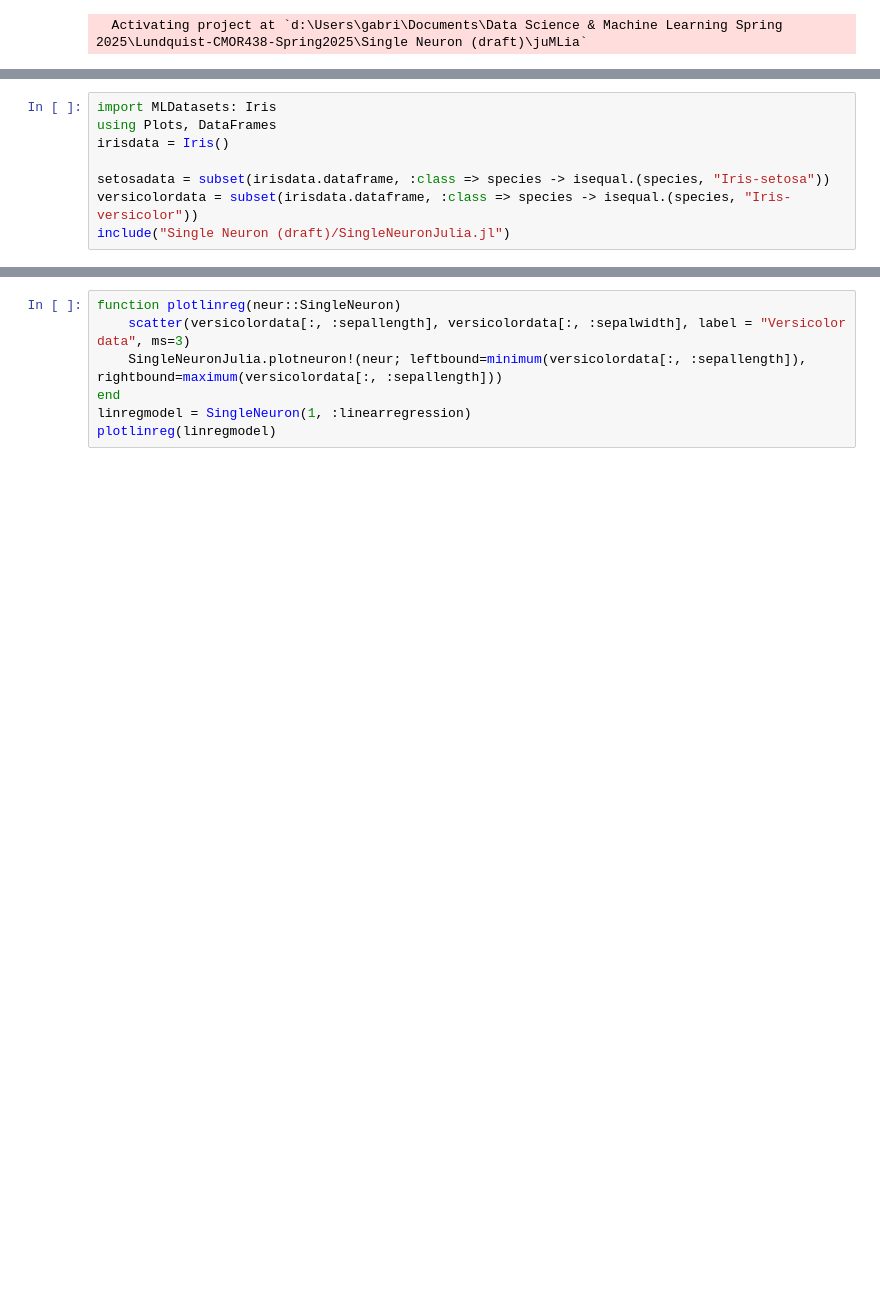
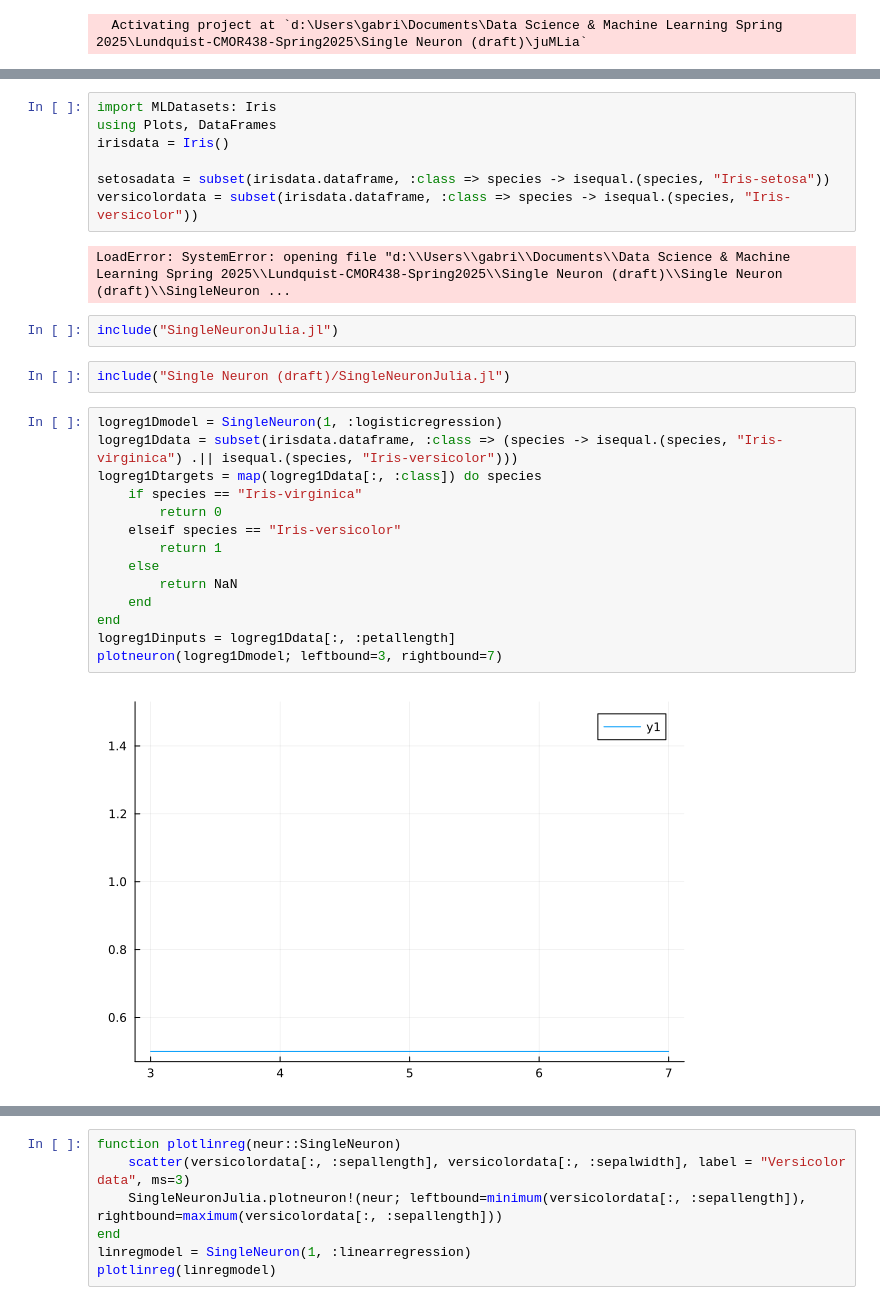
Before and after one commit to gml7/Lundquist-CMOR438-Spring2025, a Jupyter notebook: Single Neuron (draft)/JuliaTesting.ipynb, the cells around one changed output, grey strips where cells are left out. Cells and saved outputs as stored; diff of their text form; blank space fills up the shorter version.

```diff
--- a/Single Neuron (draft)/JuliaTesting.ipynb
+++ b/Single Neuron (draft)/JuliaTesting.ipynb
@@ -24,4 +16,25 @@ irisdata = Iris()
 
 setosadata = subset(irisdata.dataframe, :class => species -> isequal.(species, "Iris-setosa"))
 versicolordata = subset(irisdata.dataframe, :class => species -> isequal.(species, "Iris-versicolor"))
-include("Single Neuron (draft)/SingleNeuronJulia.jl")
+# %% [output]
+LoadError: SystemError: opening file "d:\\Users\\gabri\\Documents\\Data Science & Machine Learning Spring 2025\\Lundquist-CMOR438-Spring2025\\Single Neuron (draft)\\Single Neuron (draft)\\SingleNeuron ...
+# %%
+include("SingleNeuronJulia.jl")
+# %%
+include("Single Neuron (draft)/SingleNeuronJulia.jl")
+# %%
+logreg1Dmodel = SingleNeuron(1, :logisticregression)
+logreg1Ddata = subset(irisdata.dataframe, :class => (species -> isequal.(species, "Iris-virginica") .|| isequal.(species, "Iris-versicolor")))
+logreg1Dtargets = map(logreg1Ddata[:, :class]) do species
+    if species == "Iris-virginica"
+        return 0
+    elseif species == "Iris-versicolor"
+        return 1
+    else
+        return NaN
+    end
+end
+logreg1Dinputs = logreg1Ddata[:, :petallength]
+plotneuron(logreg1Dmodel; leftbound=3, rightbound=7)
+# %% [output]
+[figure, added]
```
Also changed, not shown: parts of 4 cells of this notebook, 4 other files.
